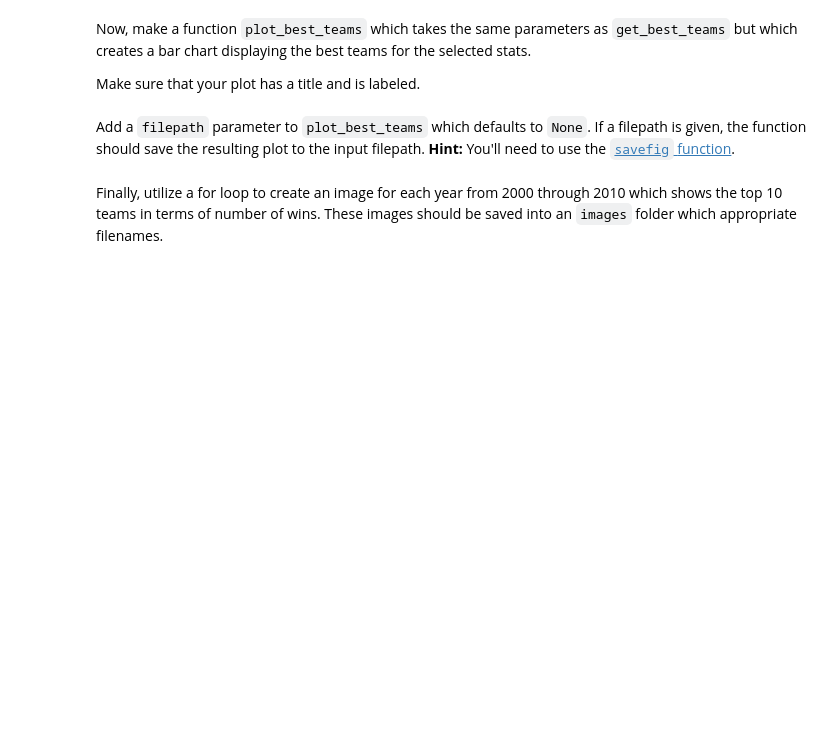
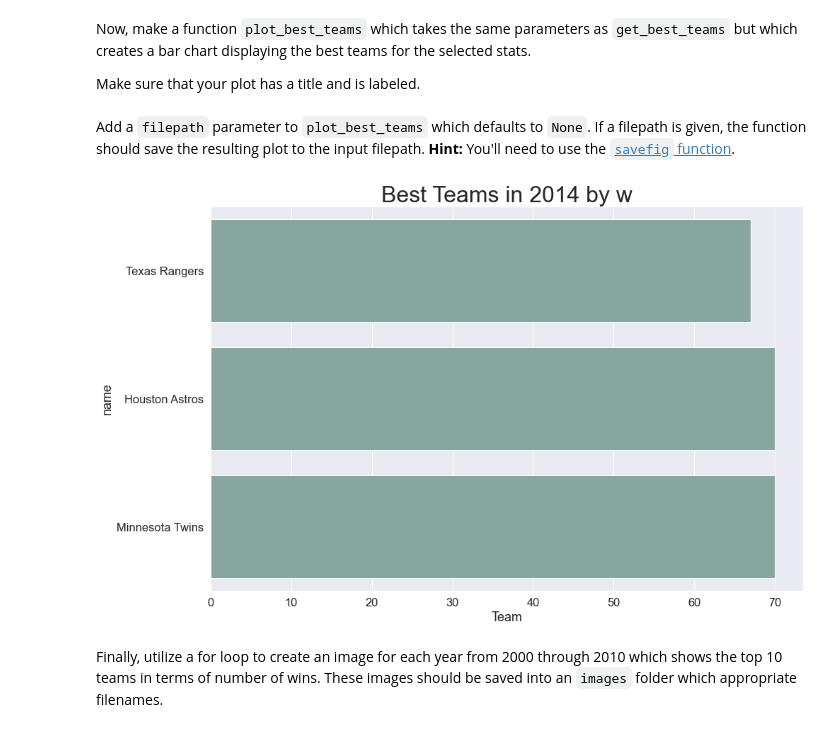
Before and after one commit to NSS-Data-Analytics-Cohort-10/loops-and-functions-kostenkoandri, a Jupyter notebook: notebooks/Loops_and_Functions_Practice_DA10.ipynb, the cells around one changed output. Cells and saved outputs as stored; diff of their text form; code cells hidden in the pictures; blank space fills up the shorter version.

```diff
--- a/notebooks/Loops_and_Functions_Practice_DA10.ipynb
+++ b/notebooks/Loops_and_Functions_Practice_DA10.ipynb
@@ -279,9 +274,9 @@ def get_best_teams(year, league="", n=5, stat='w', ascending=True):
     '''
     stats = pd.DataFrame(connection.execute(query).fetchall())
     if league:
-        return stats[stats['lgid'] == league].head(3).name
+        return stats[stats['lgid'] == league].head(n).name
     else:
-        return stats
+        return stats.head(n).name
 
 
 get_best_teams(year = 2014, n = 3, league='AL', ascending=True)
@@ -300,6 +316,44 @@ Make sure that your plot has a title and is labeled.
 Add a `filepath` parameter to `plot_best_teams` which defaults to `None`. If a filepath is given, the function should save the resulting plot to the input filepath. **Hint:** You'll need to use the [`savefig` function](https://matplotlib.org/stable/api/_as_gen/matplotlib.pyplot.savefig.html).
 # %%
 # Your Code Here
+def get_best_teams(
+        year,
+        league="",
+        n=5, stat='w',
+        ascending=True,
+        filepath=None
+    ):
+    query = f'''
+        select * from teams
+        where yearid = {year}
+        order by {stat} {"asc" if ascending else 'desc'}
+    '''
+    stats = pd.DataFrame(connection.execute(query).fetchall())
+    if league:
+        df = stats[stats['lgid'] == league].head(n)
+    else:
+        df = stats.head(n)
+    # plt.bar(df.name, df[stat])
+    #plt.title('Title')
+    #plt.xlabel('Team')
+    # plt.ylabel(f'{stat} score')
+    fig, ax = plt.subplots(figsize=(15, 10))
+    sns.set(font_scale=1.5)
+    sns.barplot(ax=ax, data=df, y='name', x=stat, color='#82ABA1')
+    plt.title(f"Best Teams in {year} by {stat}", fontdict={'fontsize': 32})
+    plt.xlabel("Team")
+    #plt.xticks(rotation=30)
+    if filepath:
+        plt.savefig(filepath)
+
+
+get_best_teams(year = 2014,
+            n = 3,
+            league='AL',
+            ascending=True,
+            filepath='../data/figure.png')
+# %% [output]
+[figure, added]
 # %% [markdown]
 Finally, utilize a for loop to create an image for each year from 2000 through 2010 which shows the top 10 teams in terms of number of wins. These images should be saved into an `images` folder which appropriate filenames.
 # %%
```
Also changed, not shown: parts of 8 cells of this notebook.
